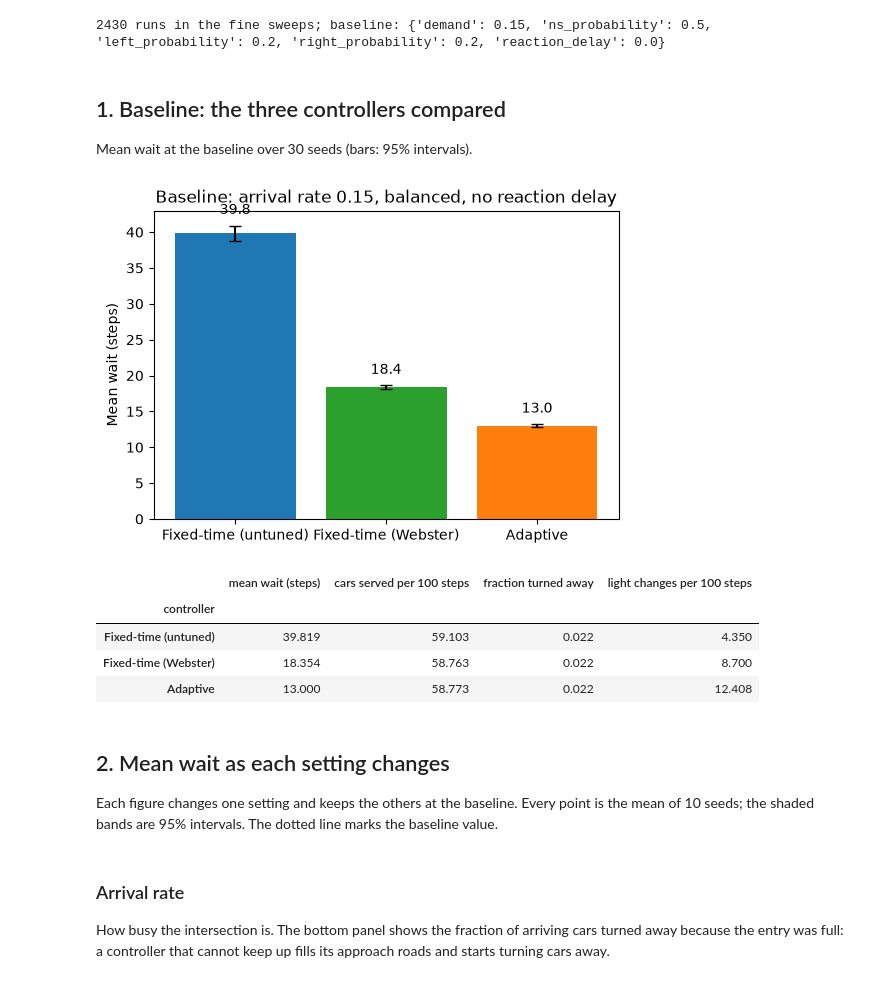
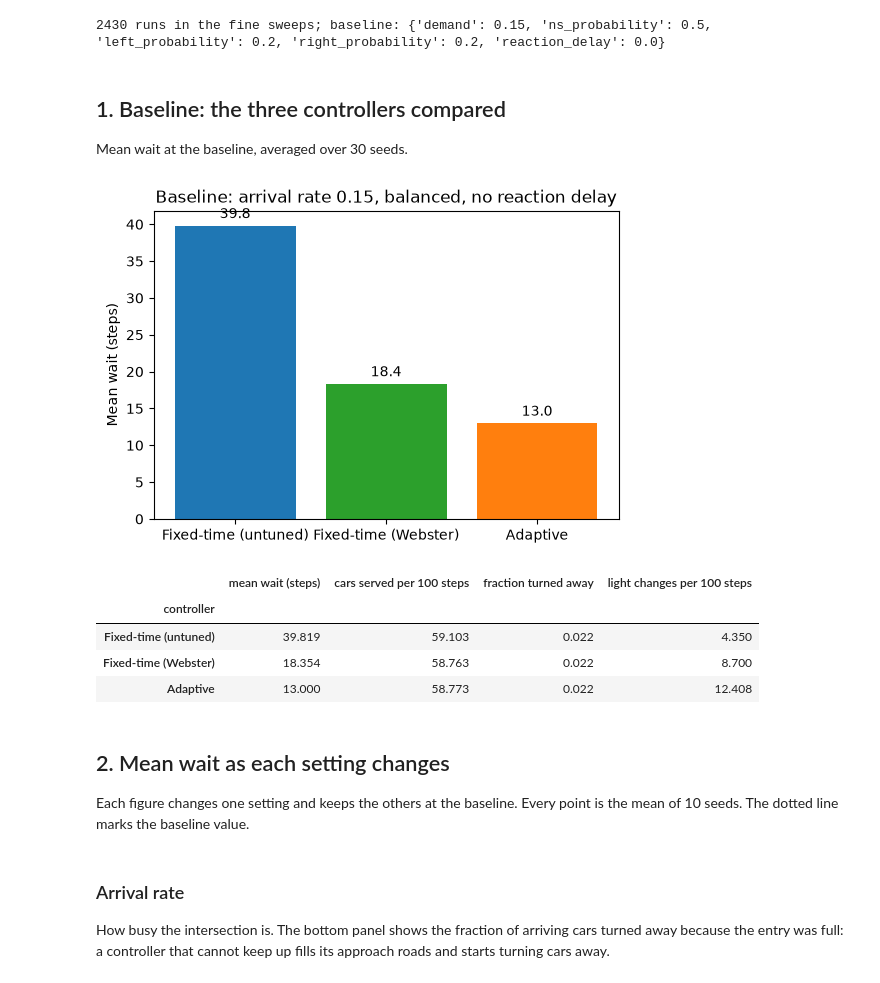
Before and after one commit to phattydumpling/CITS4403-Project, a Jupyter notebook: notebooks/Results/Results.ipynb, the cells around one changed output. Cells and saved outputs as stored; diff of their text form; code cells hidden in the pictures.

```diff
--- a/notebooks/Results/Results.ipynb
+++ b/notebooks/Results/Results.ipynb
@@ -95,27 +87,26 @@ print(f"{len(fine)} runs in the fine sweeps; baseline: {BASELINE}")
 # %% [markdown]
 ## 1. Baseline: the three controllers compared
 
-Mean wait at the baseline over 30 seeds (bars: 95% intervals).
+Mean wait at the baseline, averaged over 30 seeds.
 # %%
 base = fine[fine["sweep"] == "baseline"]
 summary = base.groupby("controller")[["mean_wait", "throughput", "turned_away", "phase_changes"]].mean()
-ci = 1.96 * base.groupby("controller")["mean_wait"].std() / np.sqrt(base.groupby("controller")["mean_wait"].count())
 
 fig, ax = plt.subplots(figsize=(6, 4))
 bars = ax.bar([LABELS[c] for c in CONTROLLERS], summary.loc[CONTROLLERS, "mean_wait"],
-              yerr=ci[CONTROLLERS], capsize=4, color=[COLOURS[c] for c in CONTROLLERS])
-ax.bar_label(bars, fmt="%.1f", padding=6)
+              color=[COLOURS[c] for c in CONTROLLERS])
+ax.bar_label(bars, fmt="%.1f", padding=3)
 ax.set_ylabel("Mean wait (steps)")
 ax.set_title("Baseline: arrival rate 0.15, balanced, no reaction delay")
 save(fig, "baseline")
 plt.show()
 
 table = summary.loc[CONTROLLERS].rename(index=LABELS, columns={
     "mean_wait": "mean wait (steps)", "throughput": "cars served per 100 steps",
     "turned_away": "fraction turned away", "phase_changes": "light changes per 100 steps"})
 table.round(3)
 # %% [output]
-[figure, old version]
+[figure, new version]
 |  | mean wait (steps) | cars served per 100 steps | fraction turned away | light changes per 100 steps |
 | controller |  |  |  |  |
 | Fixed-time (untuned) | 39.819 | 59.103 | 0.022 | 4.350 |
@@ -125,7 +116,7 @@ table.round(3)
 ## 2. Mean wait as each setting changes
 
 Each figure changes one setting and keeps the others at the baseline. Every
-point is the mean of 10 seeds; the shaded bands are 95% intervals. The dotted
+point is the mean of 10 seeds. The dotted
 line marks the baseline value.
 # %% [markdown]
 ### Arrival rate
```
Also changed, not shown: parts of 11 cells of this notebook, 13 other files.
